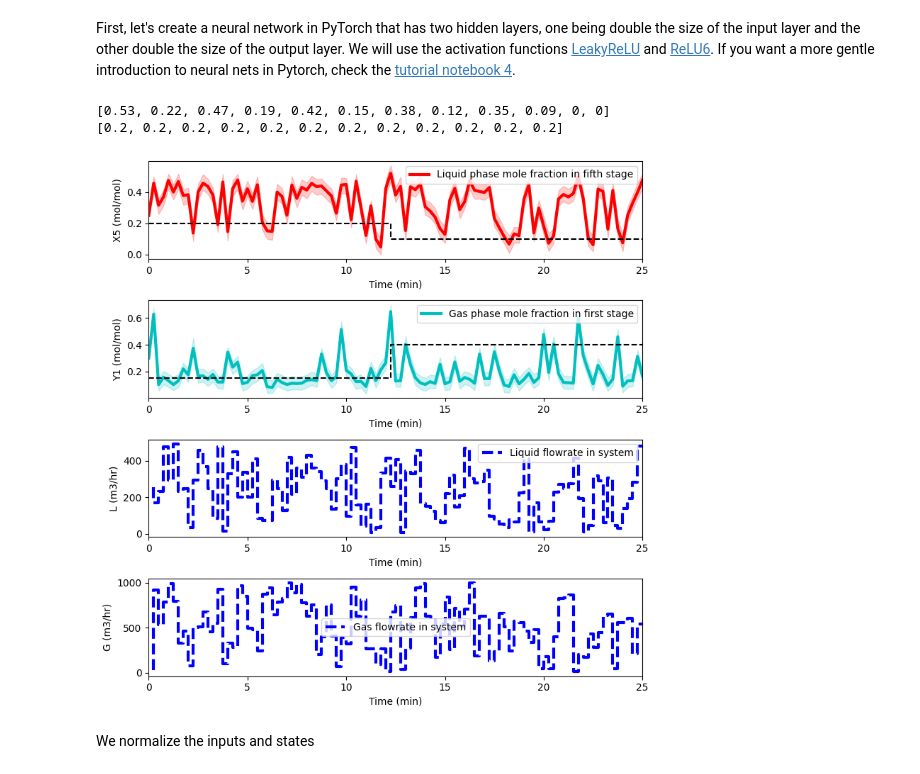
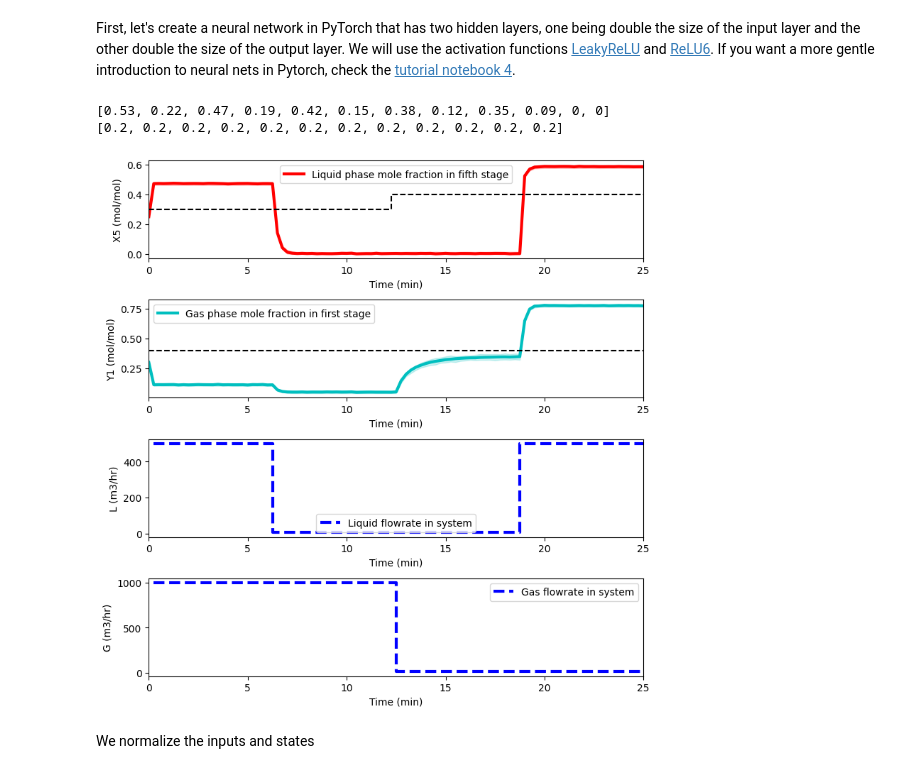
Before and after one commit to ivypch/RL_Control, a Jupyter notebook: RL_Control_DIST.ipynb, the cells around one changed output. Drawn from its saved outputs; the diff is of its cells as text; code cells hidden in the pictures.

```diff
--- a/RL_Control_DIST.ipynb
+++ b/RL_Control_DIST.ipynb
@@ -183,7 +183,7 @@ data_res['L_dat']  = copy.deepcopy(L)
 data_res['G_dat']  = copy.deepcopy(G)
 
 # noise level
-noise             = 0.5
+noise             = 0.1
 data_res['noise'] = noise
 
 # control upper and lower bounds
@@ -199,9 +199,9 @@ G_lb              = data_res['G_lb']
 # desired setpoints
 n_1                = int(n/2)
 n_2                = n - n_1
-X5_des             = [0.2 for i in range(n_1)] + [0.1 for i in range(n_2)]
+X5_des             = [0.3 for i in range(n_1)] + [0.4 for i in range(n_2)]
 #Xf_des             = [ for i in range(n_1)] + [ for i in range(n_2)]
-Y1_des             = [0.15 for i in range(n_1)] + [0.4 for i in range(n_2)]
+Y1_des             = [0.4 for i in range(n_1)] + [0.4 for i in range(n_2)]
 data_res['X5_des'] = X5_des
 data_res['Y1_des'] = Y1_des
 
@@ -591,26 +684,34 @@ def simulate_DIST(u_traj, data_simulation, repetitions):
 # %%
 # Step cooling temperature to 295
 u_example = np.zeros((2, n-1))
-for i in range(n-1):
-    u_example[0, i] = np.random.randint(5, 500)
-    u_example[1, i] = np.random.randint(10, 1000)
+# for i in range(n-1):
+#     u_example[0, i] = np.random.randint(5, 500)
+#     u_example[1, i] = np.random.randint(10, 1000)
+
+n_1 = int(n/4)
+n_2 = int(n/4)
+n_3 = int(n/4)
+n_4 = n - n_1 - n_2 - n_3 -1
+
+u_example[0, :] = [500 for i in range(n_1)] + [5 for i in range(n_2)] + [5 for i in range(n_3)] + [500 for i in range(n_4)] # Liquid flowrate
+u_example[1, :] = [1000 for i in range(n_1)] + [1000 for i in range(n_2)] + [10 for i in range(n_3)] + [10 for i in range(n_4)] # Gas flowrate
 
 # Simulation
 X1_dat, Y1_dat, X2_dat, Y2_dat, X3_dat, Y3_dat, X4_dat, Y4_dat, X5_dat, Y5_dat, L_dat, G_dat = simulate_DIST(u_example, data_res, 100)
 
 means = [0.53, 0.22, 0.47, 0.19, 0.42, 0.15, 0.38, 0.12, 0.35, 0.09, 0, 0]
 ranges = [0.2, 0.2, 0.2, 0.2, 0.2, 0.2, 0.2, 0.2, 0.2, 0.2, 0.2, 0.2]
 
 #means = [np.mean(np.mean(X1_dat, axis=1),axis=0), np.mean(np.mean(Y1_dat, axis=1),axis=0), np.mean(np.mean(X2_dat, axis=1),axis=0), np.mean(np.mean(Y2_dat, axis=1),axis=0), np.mean(np.mean(X3_dat, axis=1),axis=0), np.mean(np.mean(Y3_dat, axis=1),axis=0), np.mean(np.mean(X4_dat, axis=1),axis=0), np.mean(np.mean(Y4_dat, axis=1),axis=0), np.mean(np.mean(X5_dat, axis=1),axis=0), np.mean(np.mean(Y5_dat, axis=1),axis=0)]
 #ranges = [np.max(np.max(X1_dat, axis=0)-np.min(X1_dat, axis=0)), np.max(np.max(Y1_dat, axis=0)-np.min(Y1_dat, axis=0)),np.max(np.max(X2_dat, axis=0)-np.min(X2_dat, axis=0)), np.max(np.max(Y2_dat, axis=0)-np.min(Y2_dat, axis=0)), np.max(np.max(X3_dat, axis=0)-np.min(X3_dat, axis=0)), np.max(np.max(Y3_dat, axis=0)-np.min(Y3_dat, axis=0)), np.max(np.max(X4_dat, axis=0)-np.min(X4_dat, axis=0)), np.max(np.max(Y4_dat, axis=0)-np.min(Y4_dat, axis=0)), np.max(np.max(X5_dat, axis=0)-np.min(X5_dat, axis=0)), np.max(np.max(Y5_dat, axis=0)-np.min(Y5_dat, axis=0))]
 print(means)
 print(ranges)
 # Plot the results
 plot_simulation(X5_dat, Y1_dat, L_dat, G_dat, data_res)
 # %% [output]
 [0.53, 0.22, 0.47, 0.19, 0.42, 0.15, 0.38, 0.12, 0.35, 0.09, 0, 0]
 [0.2, 0.2, 0.2, 0.2, 0.2, 0.2, 0.2, 0.2, 0.2, 0.2, 0.2, 0.2]
-[figure, old version]
+[figure, new version]
 # %% [markdown]
 We normalize the inputs and states
 # %%
```
Also changed, not shown: parts of 9 cells of this notebook.
